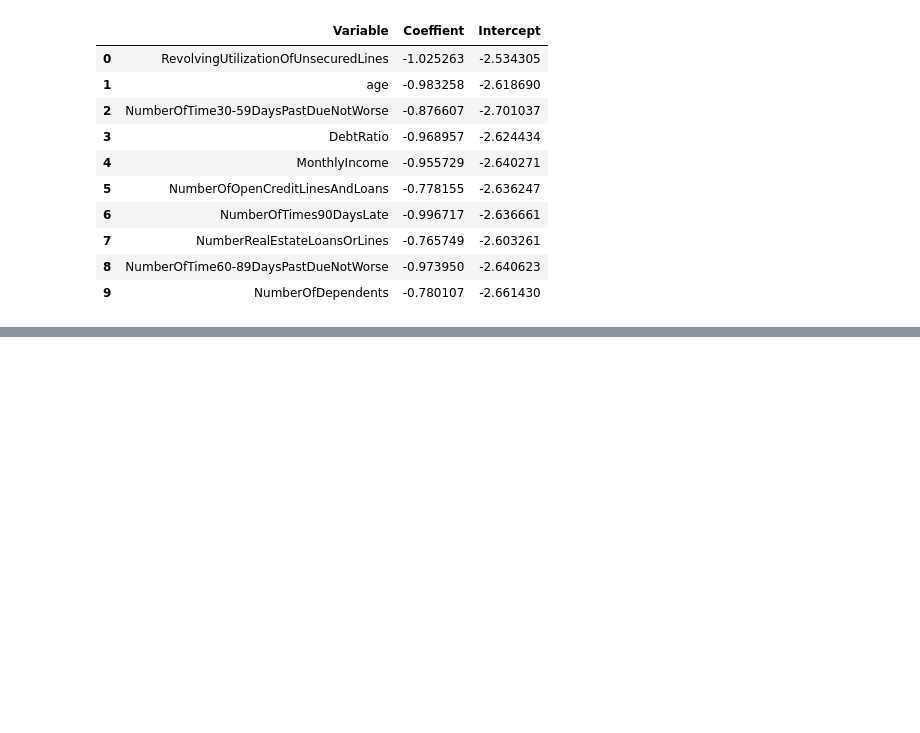
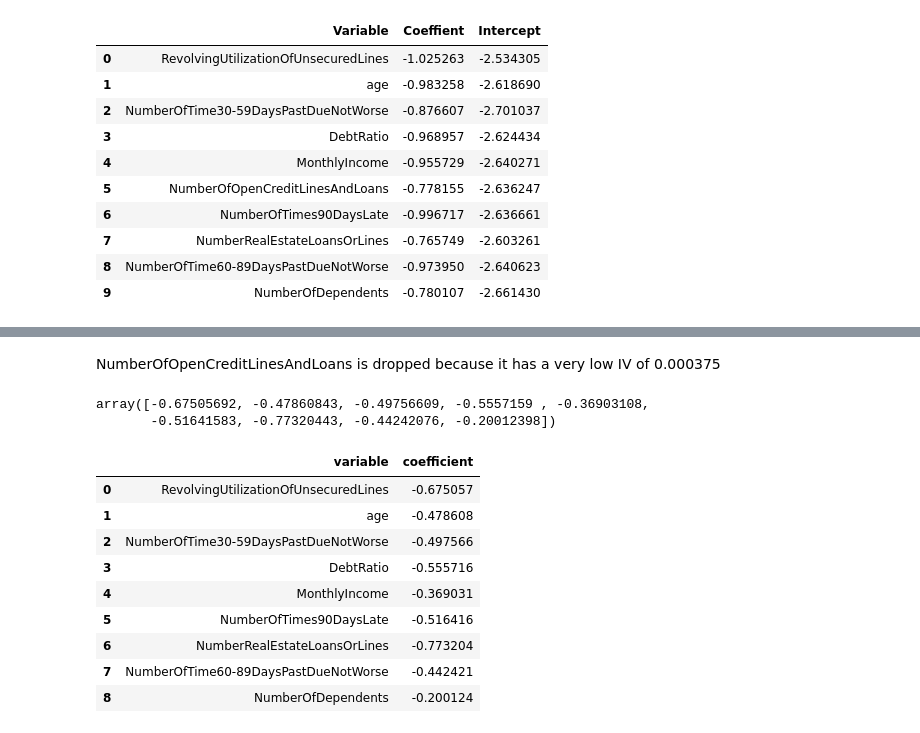
Before and after one commit to codewithkate/Credit_Score_App_Model, a Jupyter notebook: research/develop/2023-08-25-mh-logistic-coefficients.ipynb, the cells around one changed output, grey strips where cells are left out. Drawn from its saved outputs; the diff is of its cells as text; code cells hidden in the pictures; blank space fills up the shorter version.

Commit message:
updated logistic regression to obtain scorecard coefficients

```diff
--- a/research/develop/2023-08-25-mh-logistic-coefficients.ipynb
+++ b/research/develop/2023-08-25-mh-logistic-coefficients.ipynb
@@ -193,0 +209,2 @@ coef_df
+# %%
+logreg = LogisticRegression()
@@ -193,0 +220,27 @@ coef_df
+# %%
+X = predictions_df_woe.drop(columns=['SeriousDlqin2yrs', 'NumberOfOpenCreditLinesAndLoans'])
+y = predictions_df_woe['SeriousDlqin2yrs']
+# %% [markdown]
+NumberOfOpenCreditLinesAndLoans is dropped because it has a very low IV of 0.000375
+# %%
+logreg.fit(X, y);
+# %%
+logreg.coef_[0]
+# %% [output]
+array([-0.67505692, -0.47860843, -0.49756609, -0.5557159 , -0.36903108,
+       -0.51641583, -0.77320443, -0.44242076, -0.20012398])
+# %%
+scorecard_coefs = pd.DataFrame(zip(X.columns, logreg.coef_[0]), columns=['variable', 'coefficient'])
+# %%
+scorecard_coefs
+# %% [output]
+|  | variable | coefficient |
+| 0 | RevolvingUtilizationOfUnsecuredLines | -0.675057 |
+| 1 | age | -0.478608 |
+| 2 | NumberOfTime30-59DaysPastDueNotWorse | -0.497566 |
+| 3 | DebtRatio | -0.555716 |
+| 4 | MonthlyIncome | -0.369031 |
+| 5 | NumberOfTimes90DaysLate | -0.516416 |
+| 6 | NumberRealEstateLoansOrLines | -0.773204 |
+| 7 | NumberOfTime60-89DaysPastDueNotWorse | -0.442421 |
+| 8 | NumberOfDependents | -0.200124 |
```
Also changed, not shown: parts of 8 cells of this notebook.
